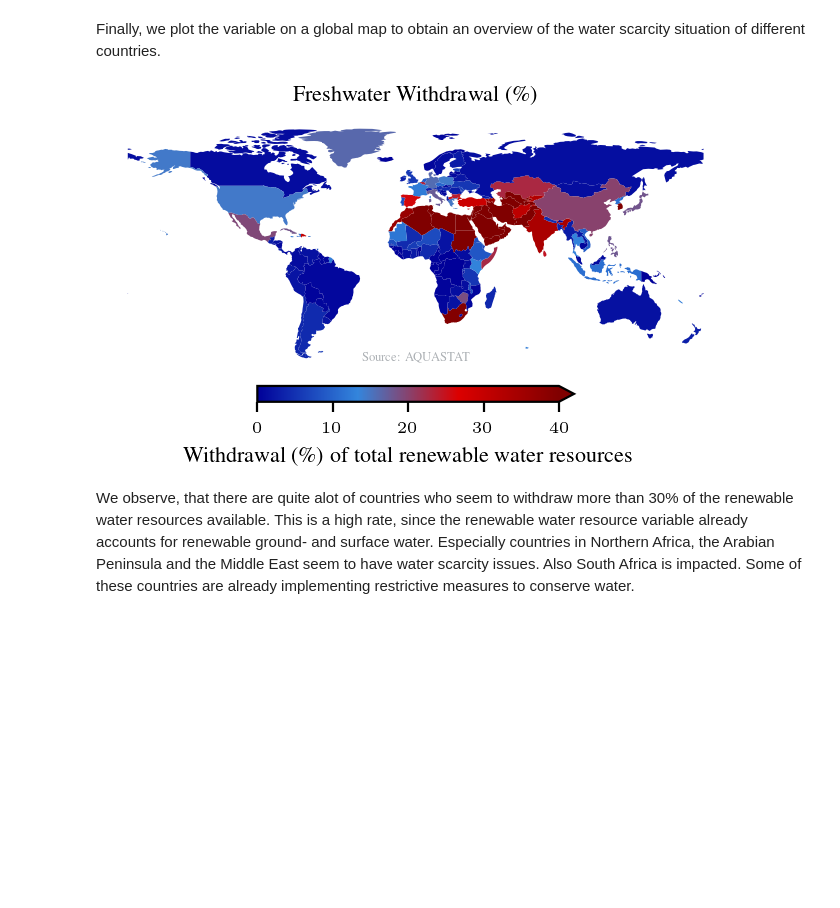
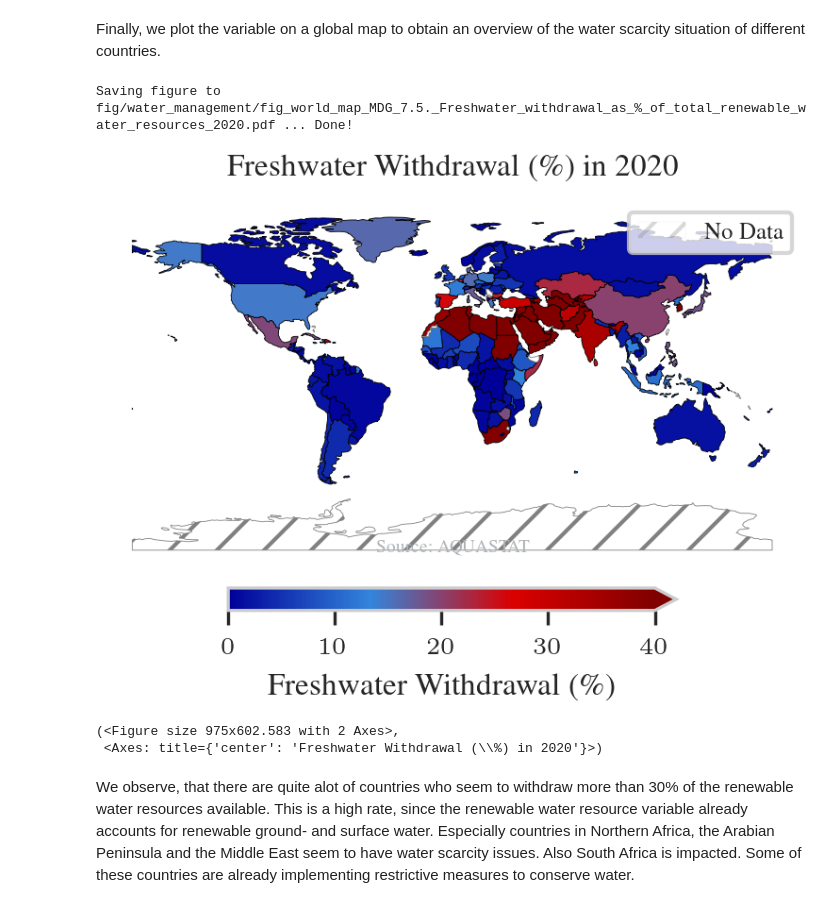
Before and after one commit to am9zZWY/team-aqua, a Jupyter notebook: exp/exp_global_water_withdrawal_map.ipynb, the cells around one changed output. Cells and saved outputs as stored; diff of their text form; code cells hidden in the pictures; blank space fills up the shorter version.

```diff
--- a/exp/exp_global_water_withdrawal_map.ipynb
+++ b/exp/exp_global_water_withdrawal_map.ipynb
@@ -30,7 +30,8 @@ vals[:, 2] = np.linspace(RGB1[2] / 256, RGB2[2] / 256, N)
 custom_cmap = ListedColormap(vals)
 
 custom_cmap = LinearSegmentedColormap.from_list(
-    "rb", [[0, 0, 153/255, 1], [51/255, 133/255, 220/255, 1], [220/255, 0/255, 0, 1], [128/255, 0, 0, 1]], N=500
+    "rb", [[0, 0, 153 / 255, 1], [51 / 255, 133 / 255, 220 / 255, 1], [220 / 255, 0 / 255, 0, 1], [128 / 255, 0, 0, 1]],
+    N=500
 )
 # %% [markdown]
 ### Import FAO Aquastat Data ###
@@ -61,15 +60,17 @@ Finally, we plot the variable on a global map to obtain an overview of the water
 # %%
 '''Plot a map vizualizing the Freshwater withdrawal (%)'''
 from src.aquastat_plot import plot_world
 
-
 year = 2020
-variables = ["MDG 7.5. Freshwater withdrawal as % of total renewable water resources"]
-title = 'Freshwater Withdrawal (\%)'
-world = plot_world(df, variables=variables,year=year, title=title, cmap=custom_cmap)
-world.show()
+variable = "MDG 7.5. Freshwater withdrawal as % of total renewable water resources"
+title = 'Freshwater Withdrawal (\%) in {}'.format(year)
+plot_world(df, variable=variable, year=year, title=title, cmap=custom_cmap, label='Freshwater Withdrawal (\%)',
+                   vmin_max=[0, 40])
 # %% [output]
+Saving figure to fig/water_management/fig_world_map_MDG_7.5._Freshwater_withdrawal_as_%_of_total_renewable_water_resources_2020.pdf ... Done!
-[figure, old version]
+[figure, new version]
+(<Figure size 975x602.583 with 2 Axes>,
+ <Axes: title={'center': 'Freshwater Withdrawal (\\%) in 2020'}>)
 # %% [markdown]
 We observe, that there are quite alot of countries who seem to withdraw more than 30% of the renewable water resources available. This is a high rate, since the renewable water resource variable already accounts for renewable ground- and surface water. Especially countries in Northern Africa, the Arabian Peninsula and the Middle East seem to have water scarcity issues. Also South Africa is impacted.
 Some of these countries are already implementing restrictive measures to conserve water.
```
Also changed, not shown: parts of 2 cells of this notebook, 11 other files.
